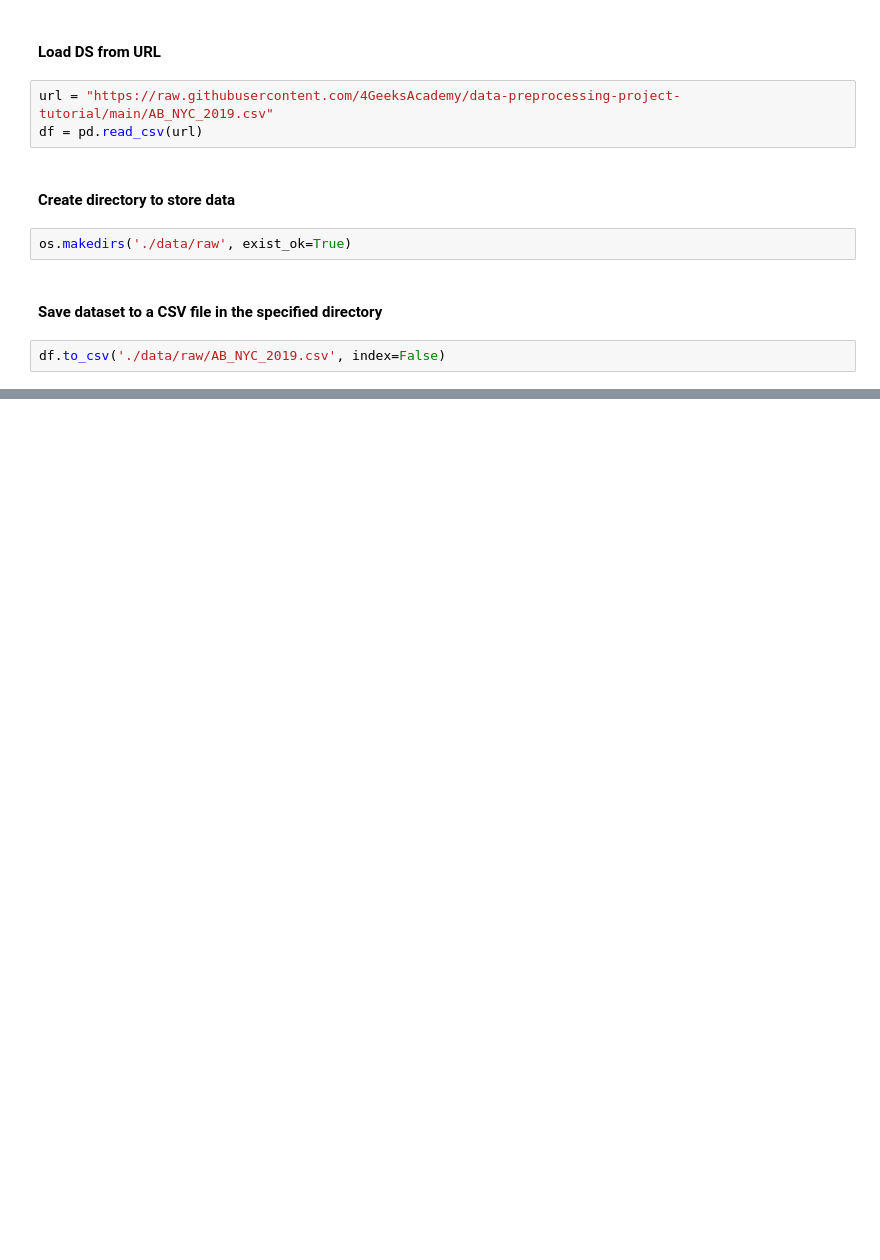
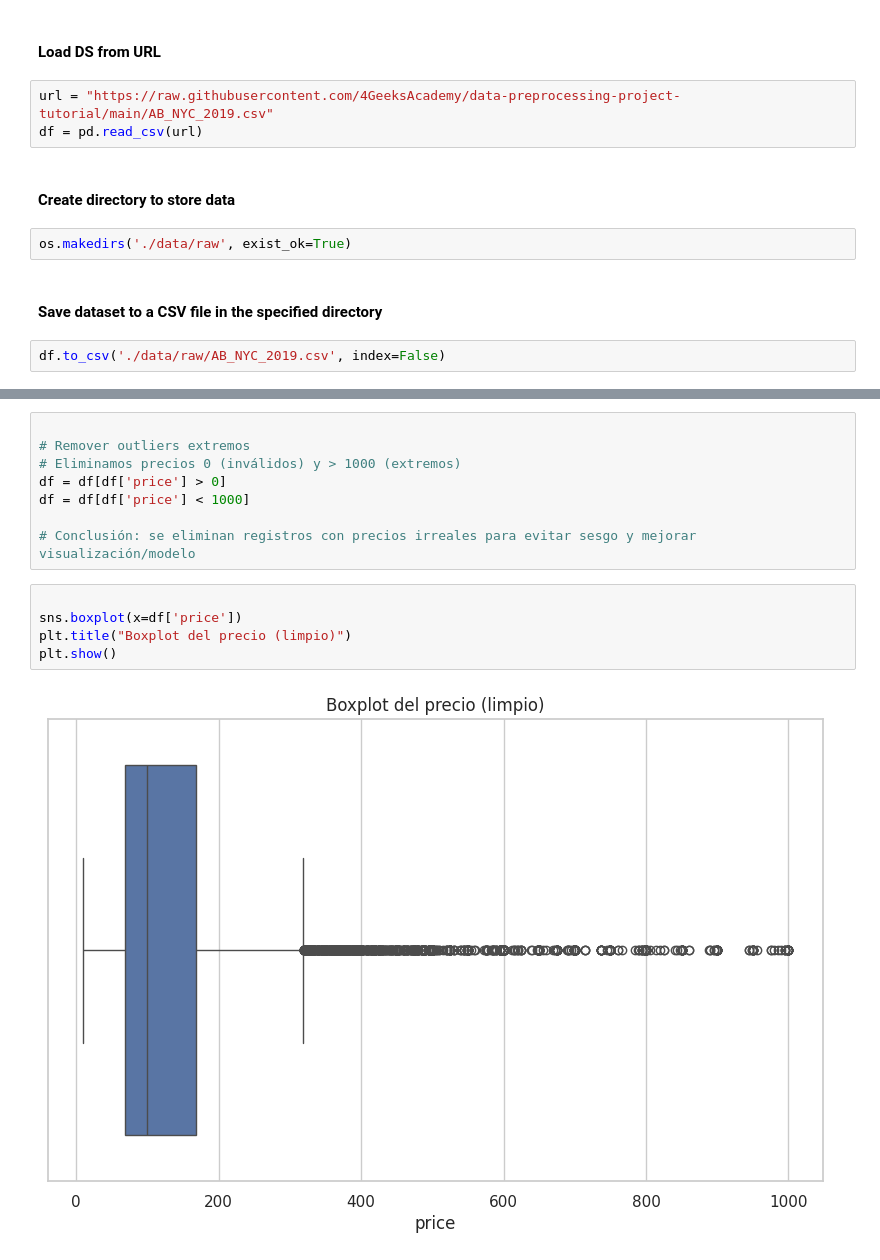
Before and after one commit to 4GeeksAcademy/ViceVareles_Bea_Intro_ML, a Jupyter notebook: src/eda.ipynb, the cells around one changed output, grey strips where cells are left out. Drawn from its saved outputs; the diff is of its cells as text; blank space fills up the shorter version.

```diff
--- a/src/eda.ipynb
+++ b/src/eda.ipynb
@@ -17,0 +130,15 @@ df.to_csv('./data/raw/AB_NYC_2019.csv', index=False)
+# %%
+
+# Remover outliers extremos
+# Eliminamos precios 0 (inválidos) y > 1000 (extremos)
+df = df[df['price'] > 0]
+df = df[df['price'] < 1000]
+
+# Conclusión: se eliminan registros con precios irreales para evitar sesgo y mejorar visualización/modelo
+# %%
+
+sns.boxplot(x=df['price'])
+plt.title("Boxplot del precio (limpio)")
+plt.show()
+# %% [output]
+[figure, added]
```
Also changed, not shown: parts of 21 cells of this notebook, 1 other file.
